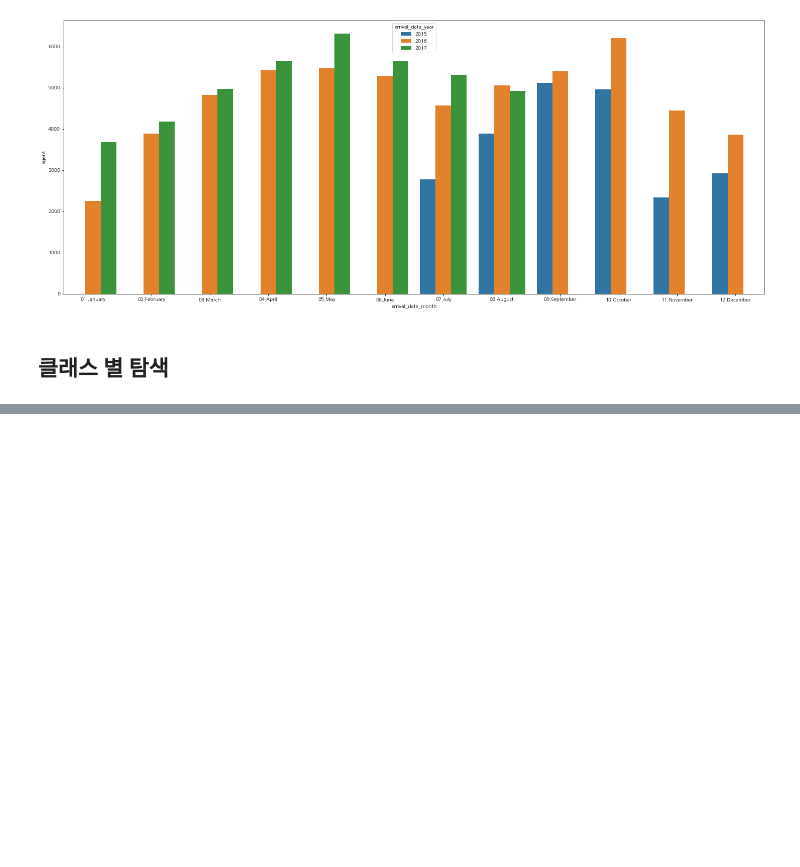
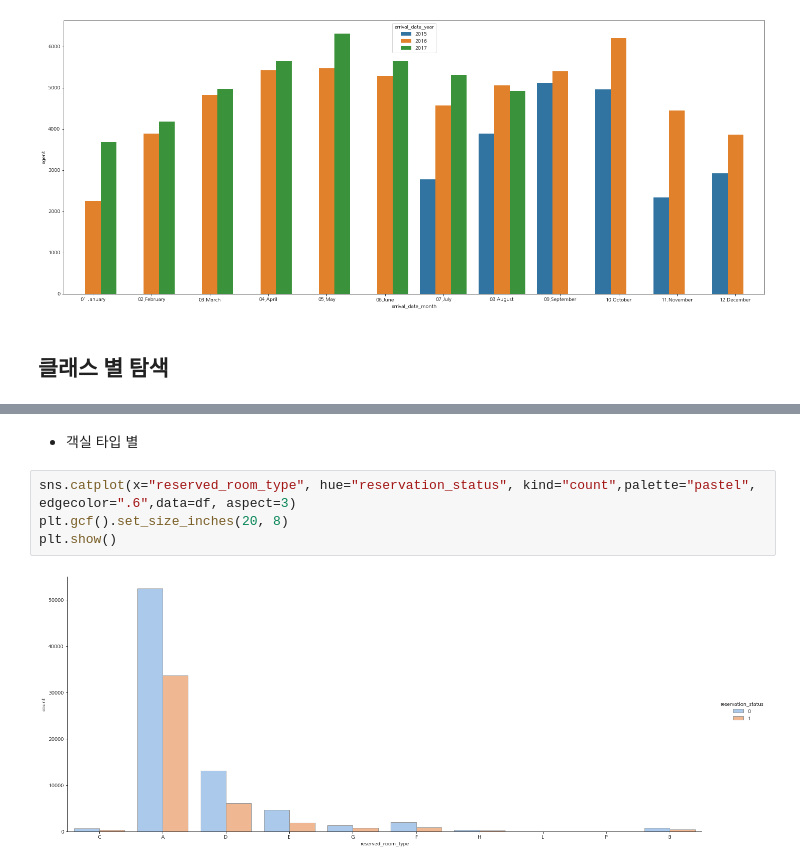
Before and after one commit to seonydg/ml-classification-analysis-of-hotel-reservation-demand, a Jupyter notebook: analysis-of-hotel-reservation-demand.ipynb, the cells around one changed output, grey strips where cells are left out. Drawn from its saved outputs; the diff is of its cells as text; blank space fills up the shorter version.

```diff
--- a/analysis-of-hotel-reservation-demand.ipynb
+++ b/analysis-of-hotel-reservation-demand.ipynb
@@ -398,0 +553,8 @@ Name: reservation_status, dtype: int64
+# %% [markdown]
+- 객실 타입 별
+# %%
+sns.catplot(x="reserved_room_type", hue="reservation_status", kind="count",palette="pastel", edgecolor=".6",data=df, aspect=3)
+plt.gcf().set_size_inches(20, 8)
+plt.show()
+# %% [output]
+[figure, added]
```
Also changed, not shown: parts of 23 cells of this notebook.
